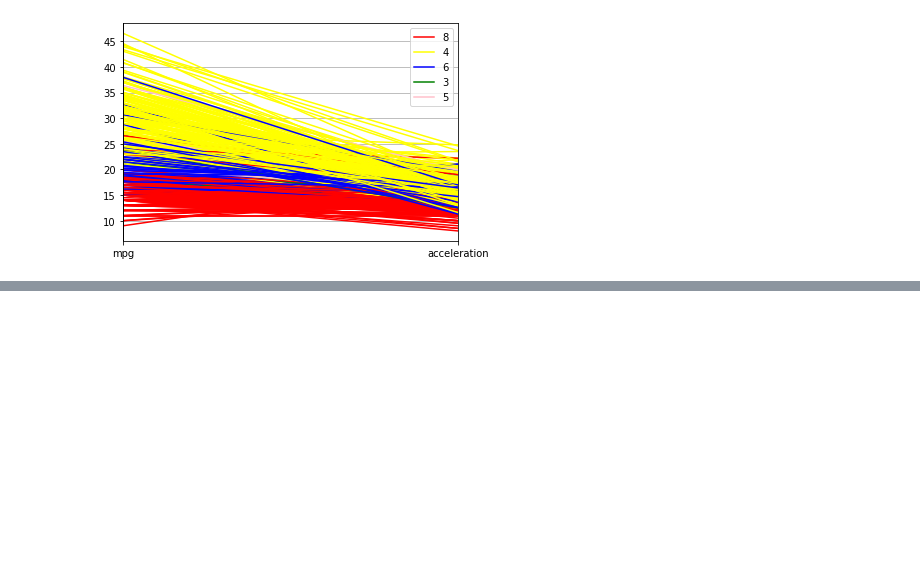
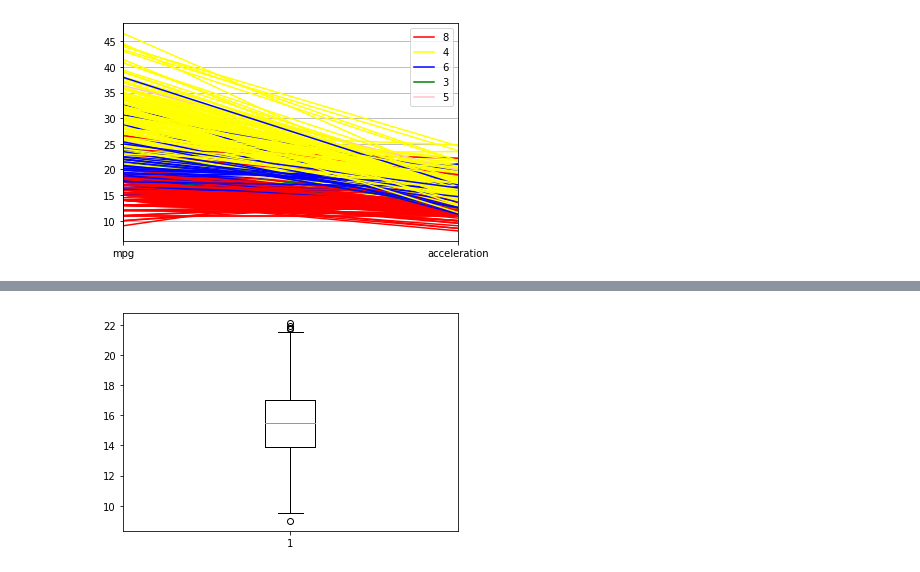
Before and after one commit to hem0307/lj, a Jupyter notebook: CH-1 Pandas.ipynb, the cells around one changed output, grey strips where cells are left out. Saved outputs shown, nothing was run; the diff lists cells and outputs as text; code cells hidden in the pictures; blank space fills up the shorter version.

```diff
--- a/CH-1 Pandas.ipynb
+++ b/CH-1 Pandas.ipynb
@@ -931,0 +975,5 @@ plt.show()
+# %%
+plt.boxplot(df1["acceleration"])
+plt.show()
+# %% [output]
+[figure, added]
```
Also changed, not shown: parts of 20 cells of this notebook.
